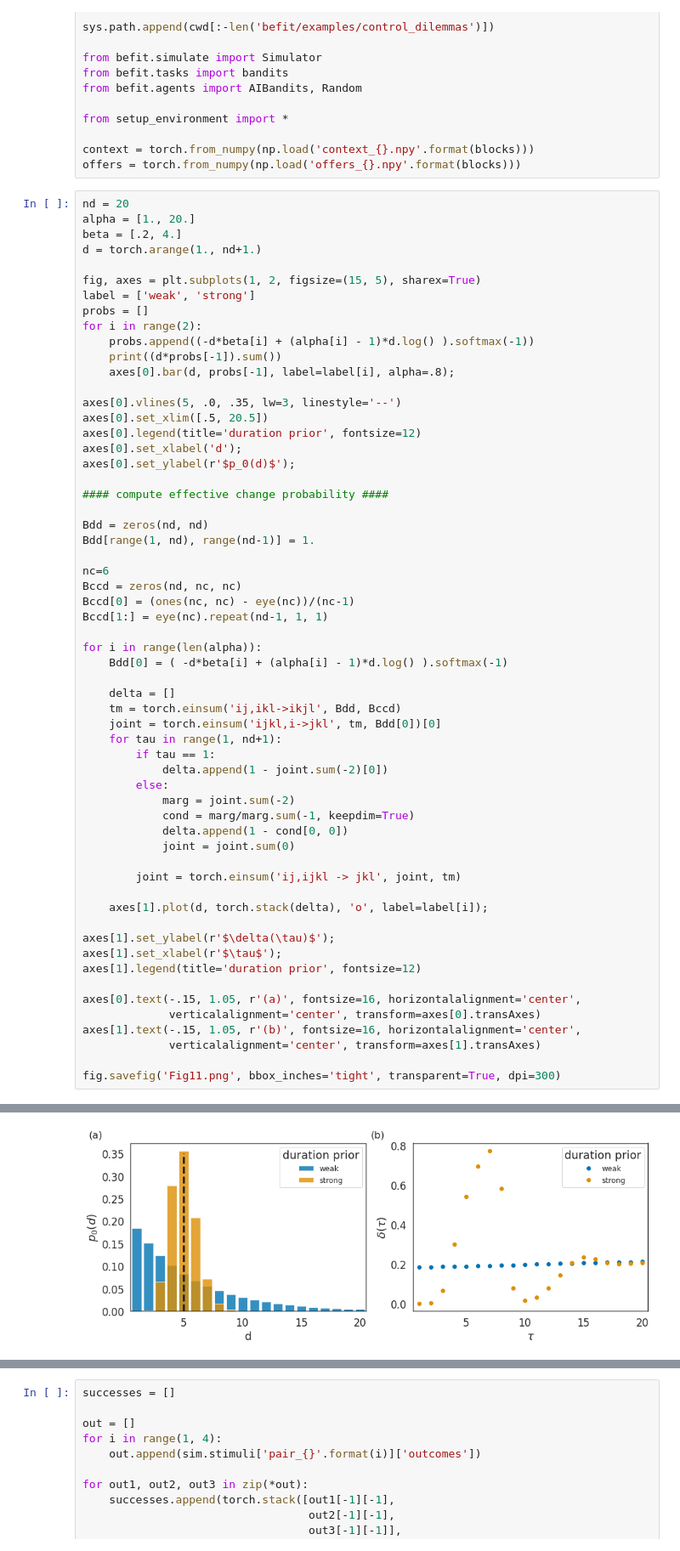
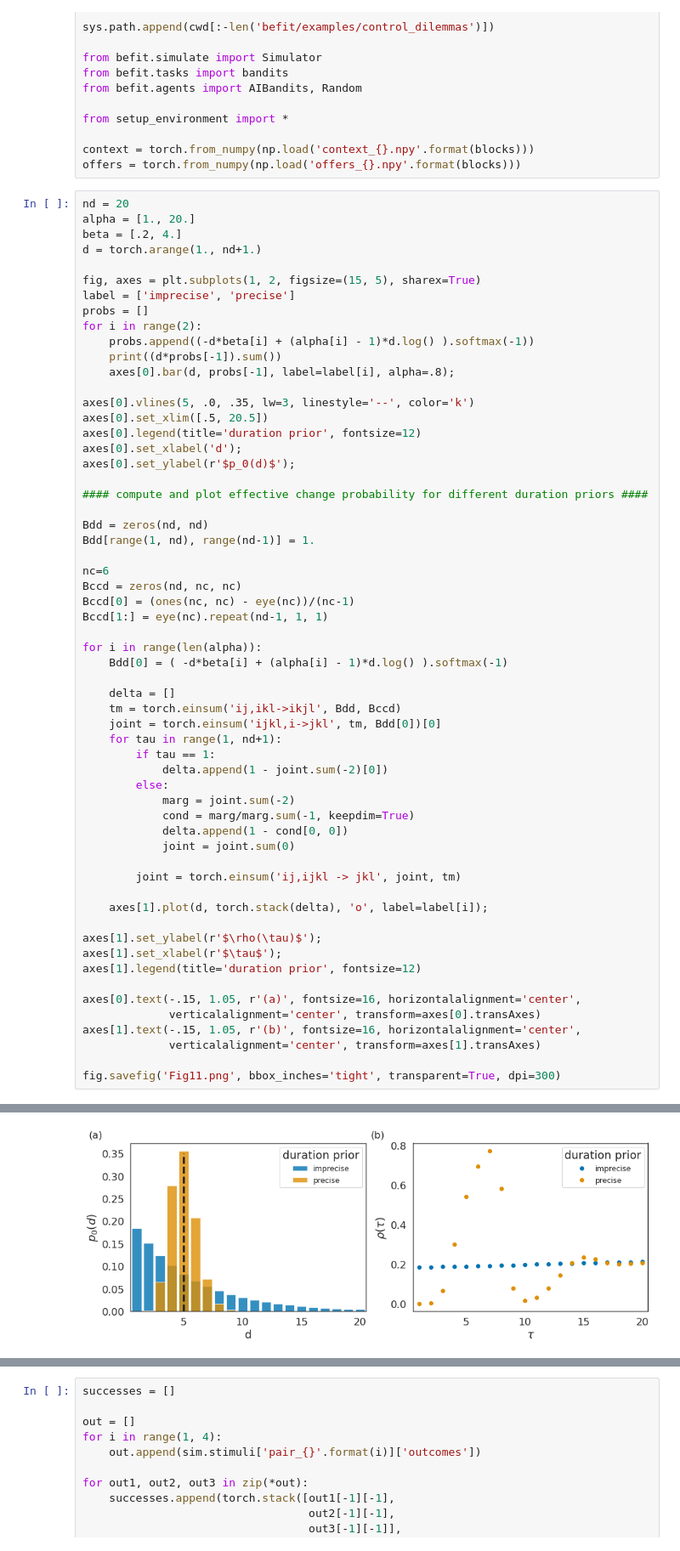
Before and after one commit to dimarkov/pybefit, a Jupyter notebook: examples/control_dilemmas/imprecise_precise_duration_beliefs_comparison.ipynb, the cells around one changed output, grey strips where cells are left out. Shown: that part at 85% size. Saved outputs shown, nothing was run; the diff lists cells and outputs as text.

```diff
--- a/examples/control_dilemmas/imprecise_precise_duration_beliefs_comparison.ipynb
+++ b/examples/control_dilemmas/imprecise_precise_duration_beliefs_comparison.ipynb
@@ -35,20 +35,20 @@ beta = [.2, 4.]
 d = torch.arange(1., nd+1.)
 
 fig, axes = plt.subplots(1, 2, figsize=(15, 5), sharex=True)
-label = ['weak', 'strong']
+label = ['imprecise', 'precise']
 probs = []
 for i in range(2):
     probs.append((-d*beta[i] + (alpha[i] - 1)*d.log() ).softmax(-1))
     print((d*probs[-1]).sum())
     axes[0].bar(d, probs[-1], label=label[i], alpha=.8);
 
-axes[0].vlines(5, .0, .35, lw=3, linestyle='--')
+axes[0].vlines(5, .0, .35, lw=3, linestyle='--', color='k')
 axes[0].set_xlim([.5, 20.5])
 axes[0].legend(title='duration prior', fontsize=12)
 axes[0].set_xlabel('d');
 axes[0].set_ylabel(r'$p_0(d)$');
 
-#### compute effective change probability ####
+#### compute and plot effective change probability for different duration priors ####
 
 Bdd = zeros(nd, nd)
 Bdd[range(1, nd), range(nd-1)] = 1.
@@ -62,35 +62,35 @@ for i in range(len(alpha)):
     Bdd[0] = ( -d*beta[i] + (alpha[i] - 1)*d.log() ).softmax(-1)
 
     delta = []
     tm = torch.einsum('ij,ikl->ikjl', Bdd, Bccd)
     joint = torch.einsum('ijkl,i->jkl', tm, Bdd[0])[0]
     for tau in range(1, nd+1):
         if tau == 1:
             delta.append(1 - joint.sum(-2)[0])
         else:
             marg = joint.sum(-2)
             cond = marg/marg.sum(-1, keepdim=True)
             delta.append(1 - cond[0, 0])
             joint = joint.sum(0)
 
         joint = torch.einsum('ij,ijkl -> jkl', joint, tm)
 
     axes[1].plot(d, torch.stack(delta), 'o', label=label[i]);
 
-axes[1].set_ylabel(r'$\delta(\tau)$');
+axes[1].set_ylabel(r'$\rho(\tau)$');
 axes[1].set_xlabel(r'$\tau$');
 axes[1].legend(title='duration prior', fontsize=12)
 
 axes[0].text(-.15, 1.05, r'(a)', fontsize=16, horizontalalignment='center',
              verticalalignment='center', transform=axes[0].transAxes)
 axes[1].text(-.15, 1.05, r'(b)', fontsize=16, horizontalalignment='center',
              verticalalignment='center', transform=axes[1].transAxes)
 
 fig.savefig('Fig11.png', bbox_inches='tight', transparent=True, dpi=300)
 # %% [output]
 tensor(5.1435)
 tensor(5.0000)
-[figure, old version]
+[figure, new version]
 # %%
 a = 2*torch.stack([torch.eye(nf), torch.eye(nf)]).reshape(-1, 3)[arm_types] + 1
 a = a.repeat(nsub, 1, 1, 1)
```
Also changed, not shown: parts of 6 cells of this notebook, 5 other files.
